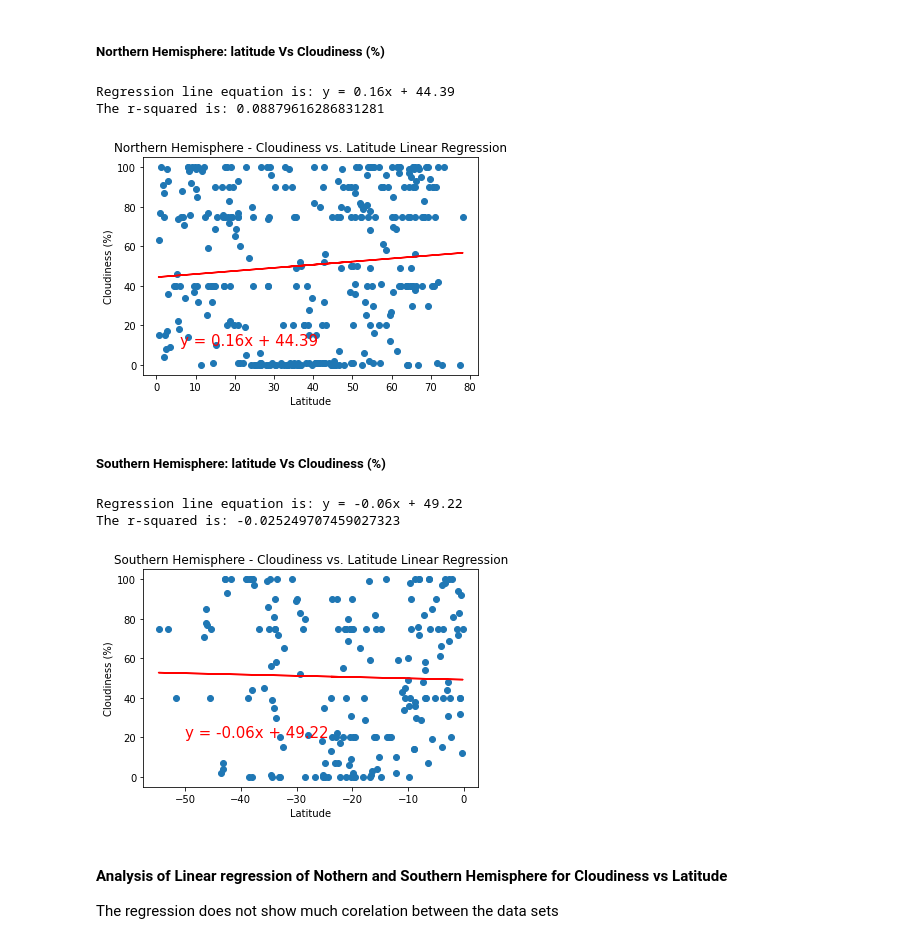
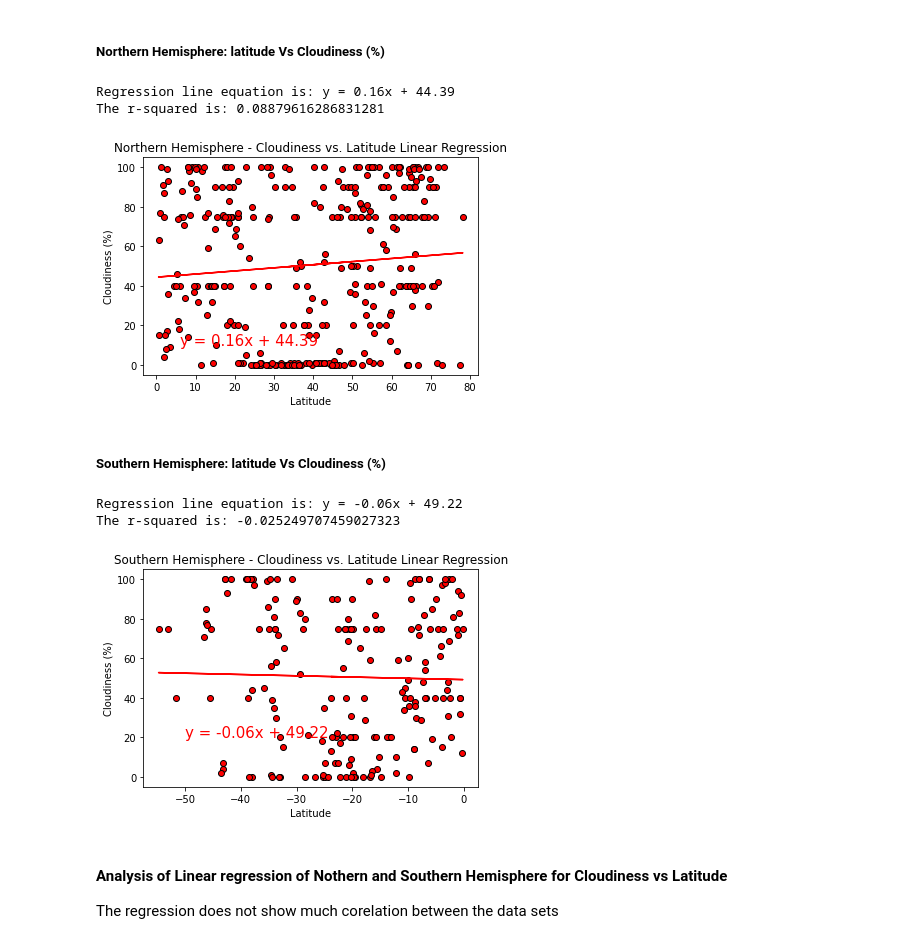
Before and after one commit to ShimsyV/python-api-challenge, a Jupyter notebook: WeatherPy/WeatherPy.ipynb, the cells around one changed output. Saved outputs shown, nothing was run; the diff lists cells and outputs as text; code cells hidden in the pictures.

```diff
--- a/WeatherPy/WeatherPy.ipynb
+++ b/WeatherPy/WeatherPy.ipynb
@@ -362,23 +362,23 @@ The regression does not show much corelation between the data sets
 # %%
 x_values = pd.to_numeric(northern_df['Latitude'])
 y_values = pd.to_numeric(northern_df['Cloudiness'])
 (slope, intercept, rvalue, pvalue, stderr) = linregress(x_values, y_values)
 regress_values = x_values * slope + intercept
 line_eq = "y = " + str(round(slope,2)) + "x + " + str(round(intercept,2))
 print(f"Regression line equation is: {line_eq}")
-plt.scatter(x_values,y_values)
+plt.scatter(x_values,y_values, facecolors="Red", edgecolors="black", marker="o")
 plt.plot(x_values,regress_values,"r-")
 plt.annotate(line_eq,(6,10),fontsize=15,color="red")
 plt.xlabel('Latitude')
 plt.ylabel('Cloudiness (%)')
 plt.title('Northern Hemisphere - Cloudiness vs. Latitude Linear Regression')
 print(f"The r-squared is: {rvalue}")
 plt.savefig("Output/Northern Hemisphere Latitude vs. Cloudiness.png")
 plt.show()
 # %% [output]
 Regression line equation is: y = 0.16x + 44.39
 The r-squared is: 0.08879616286831281
-[figure, old version]
+[figure, new version]
 # %% [markdown]
 ##### Southern Hemisphere: latitude Vs Cloudiness (%)
 # %%
@@ -388,7 +388,7 @@ y_values = pd.to_numeric(southern_df['Cloudiness'])
 regress_values = x_values * slope + intercept
 line_eq = "y = " + str(round(slope,2)) + "x + " + str(round(intercept,2))
 print(f"Regression line equation is: {line_eq}")
-plt.scatter(x_values,y_values)
+plt.scatter(x_values,y_values, facecolors="Red", edgecolors="black", marker="o")
 plt.plot(x_values,regress_values,"r-")
 plt.annotate(line_eq,(-50,20),fontsize=15,color="red")
 plt.xlabel('Latitude')
@@ -400,7 +400,7 @@ plt.show()
 # %% [output]
 Regression line equation is: y = -0.06x + 49.22
 The r-squared is: -0.025249707459027323
-[figure, old version]
+[figure, new version]
 # %% [markdown]
 #### Analysis of Linear regression of Nothern and Southern Hemisphere for Cloudiness vs Latitude
 The regression does not show much corelation between the data sets
```
Also changed, not shown: parts of 6 cells of this notebook, 8 other files.
